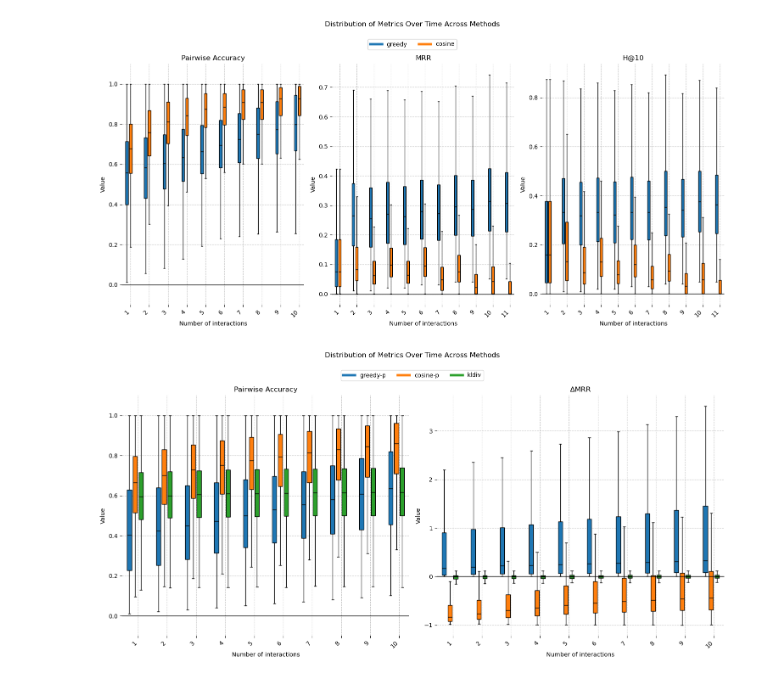
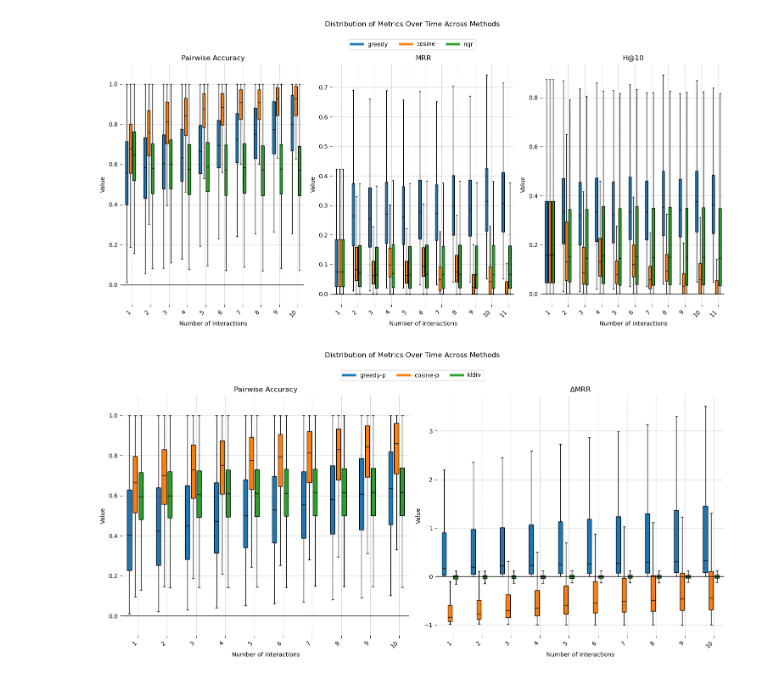
Before and after one commit to dfdazac/nqr, a Jupyter notebook: notebooks/00-metrics-over-time-analysis.ipynb, the cells around one changed output. Cells and saved outputs as stored; diff of their text form; code cells hidden in the pictures.

Commit message:
Update plots

```diff
--- a/notebooks/00-metrics-over-time-analysis.ipynb
+++ b/notebooks/00-metrics-over-time-analysis.ipynb
@@ -137,46 +46,48 @@ def plot_metrics_comparison(file_paths, method_names):
             for patch in box['boxes']:
                 patch.set_facecolor(color)  # Set different colors for each method
 
             # ax.plot(time_steps, metric.mean(axis=0))
 
         ax.grid(True, linestyle='--', alpha=0.7)
         ax.set_title(title)
         ax.set_xlabel('Number of interactions')
         ax.set_ylabel('Value')
         ax.set_xticks(time_steps)
         ax.set_xticklabels(range(1, num_timesteps + 1), rotation=45, ha='right')  # Prevent overlapping labels
 
         if title == 'Pairwise Accuracy':
             ax.set_ylim(-0.1, 1.1)
 
         ax.spines['top'].set_visible(False)
         ax.spines['right'].set_visible(False)
         ax.spines['left'].set_visible(False)
         ax.spines['bottom'].set_visible(False)
 
         ax.axhline(0, color='black', linewidth=1)
 
     # Add legend with correct colors
     legend_patches = [plt.Line2D([0], [0], color=color, lw=4) for color in colors[:num_methods]]
     fig.legend(legend_patches, method_names, loc='upper center', bbox_to_anchor=(0.5, 1.0), ncol=len(method_names))
 
     fig.suptitle('Distribution of Metrics Over Time Across Methods', y=1.05)
     plt.tight_layout()
     # plt.show()
     # plt.savefig("neg.png")
+
+plot_metrics_comparison([
+    # "../results/fb15k237-betae_10_0.0002_random_test_mixed_1745591959/metrics_over_time_test_mixed.pkl",
+    "../results/fb15k237-betae_10_0.0002_greedy_test_mixed_1745998797/metrics_over_time_test_mixed.pkl",
+    "../results/fb15k237-betae_10_0.0002_cosine_0.1_0.9_test_mixed_1746011235/metrics_over_time_test_mixed.pkl",
+    "../results/fb15k237-betae_10_0.0002_nqr_0.001_test_mixed_1746020972/metrics_over_time_test_mixed.pkl"
+],
+    [
+        # "random",
+        "greedy",
+        "cosine",
+        "nqr"
+    ])
+# %% [output]
+[figure, added]
-# %%
-plot_metrics_comparison([
-    # "../results/fb15k237-betae_10_0.0002_random_test_mixed_1745591959/metrics_over_time_test_mixed.pkl",
-    "../results/fb15k237-betae_10_0.0002_greedy_test_mixed_1745998797/metrics_over_time_test_mixed.pkl",
-    "../results/fb15k237-betae_10_0.0002_cosine_0.1_0.9_test_mixed_1746011235/metrics_over_time_test_mixed.pkl"
-],
-    [
-        # "random",
-        "greedy",
-        "cosine"
-    ])
-# %% [output]
-[figure, removed]
 # %%
 //plot_metrics_comparison([
     "/home/daniel/projects/quack/results/fb15k_10_0.001_greedy_test_positive_1738676398/metrics_over_time_test_positive.pkl",
```
Also changed, not shown: parts of 5 cells of this notebook, 1 other file.
